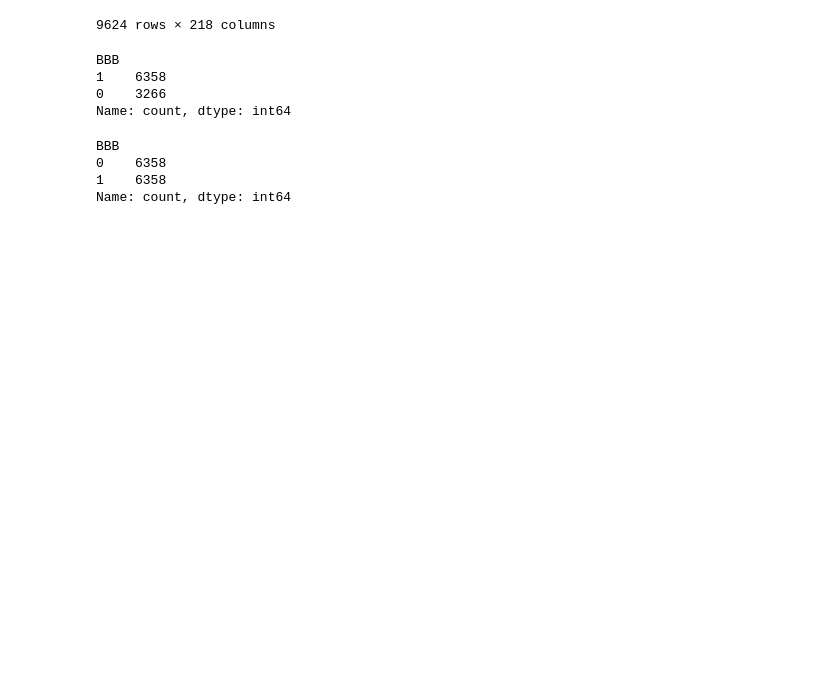
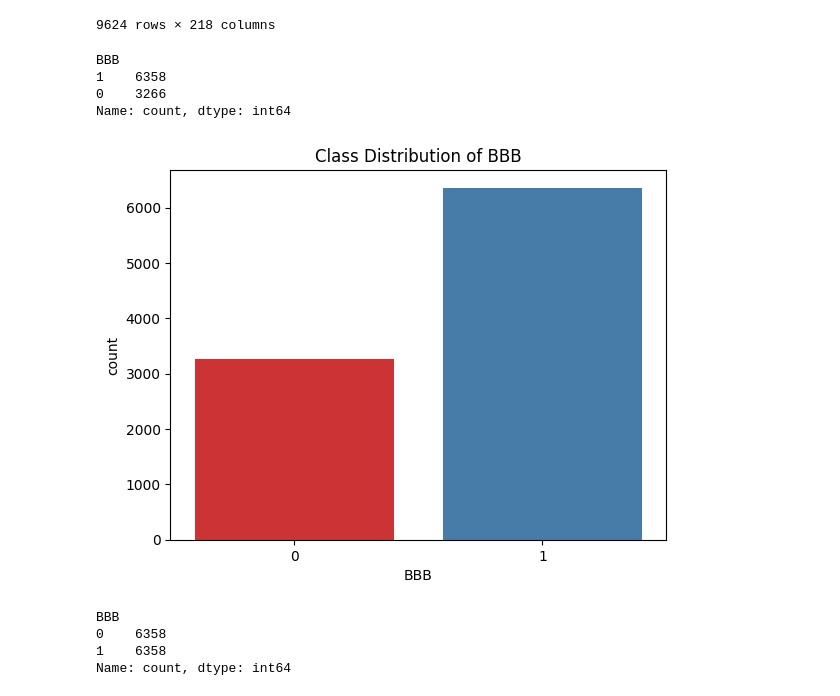
Before and after one commit to omicscodeathon/brainroute, a Jupyter notebook: notebooks/mtoralzml.ipynb, the cells around one changed output. Saved outputs shown, nothing was run; the diff lists cells and outputs as text; code cells hidden in the pictures; blank space fills up the shorter version.

```diff
--- a/notebooks/mtoralzml.ipynb
+++ b/notebooks/mtoralzml.ipynb
@@ -104,6 +104,13 @@ BBB
 1    6358
 0    3266
 Name: count, dtype: int64
+# %%
+# plot class imbalance
+sns.countplot(x='BBB', data=scaled_df, palette='Set1')
+plt.title('Class Distribution of BBB')
+plt.savefig('../figures/model_plots/bbb_class_distribution.png')
+# %% [output]
+[figure, added]
 # %%
 # perform BBB class balancing using SMOTE
 
```
Also changed, not shown: parts of 9 cells of this notebook, 1 other file.
